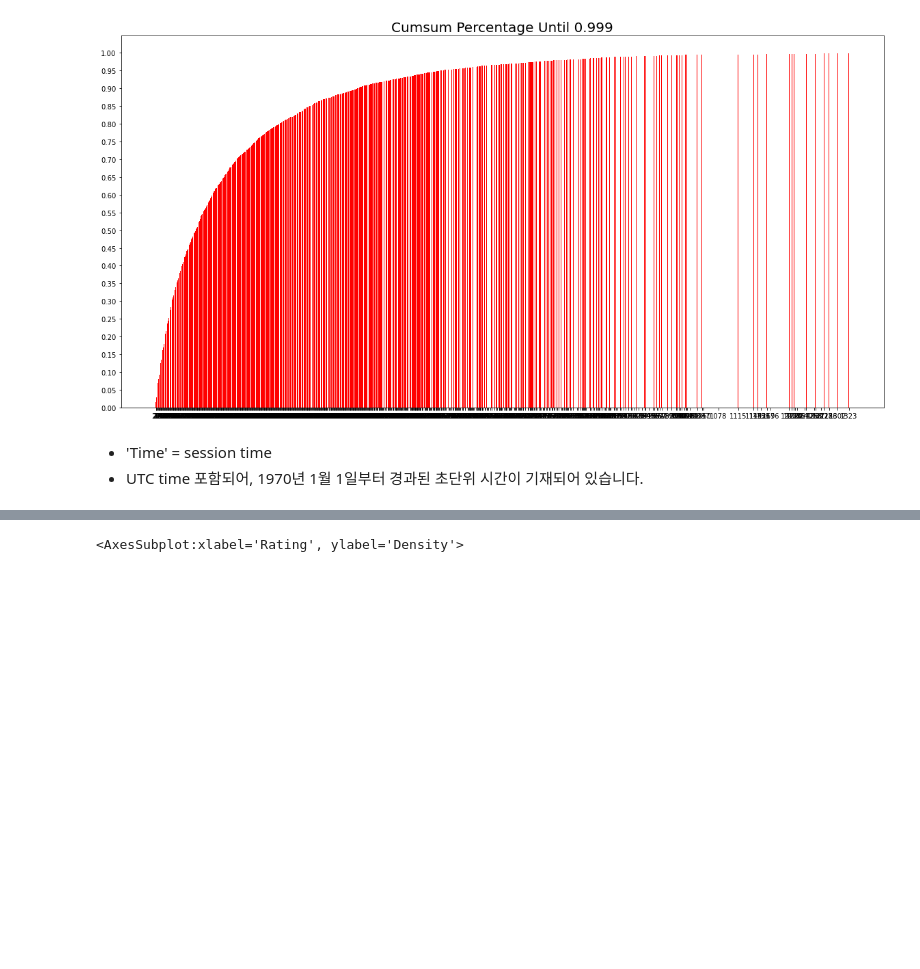
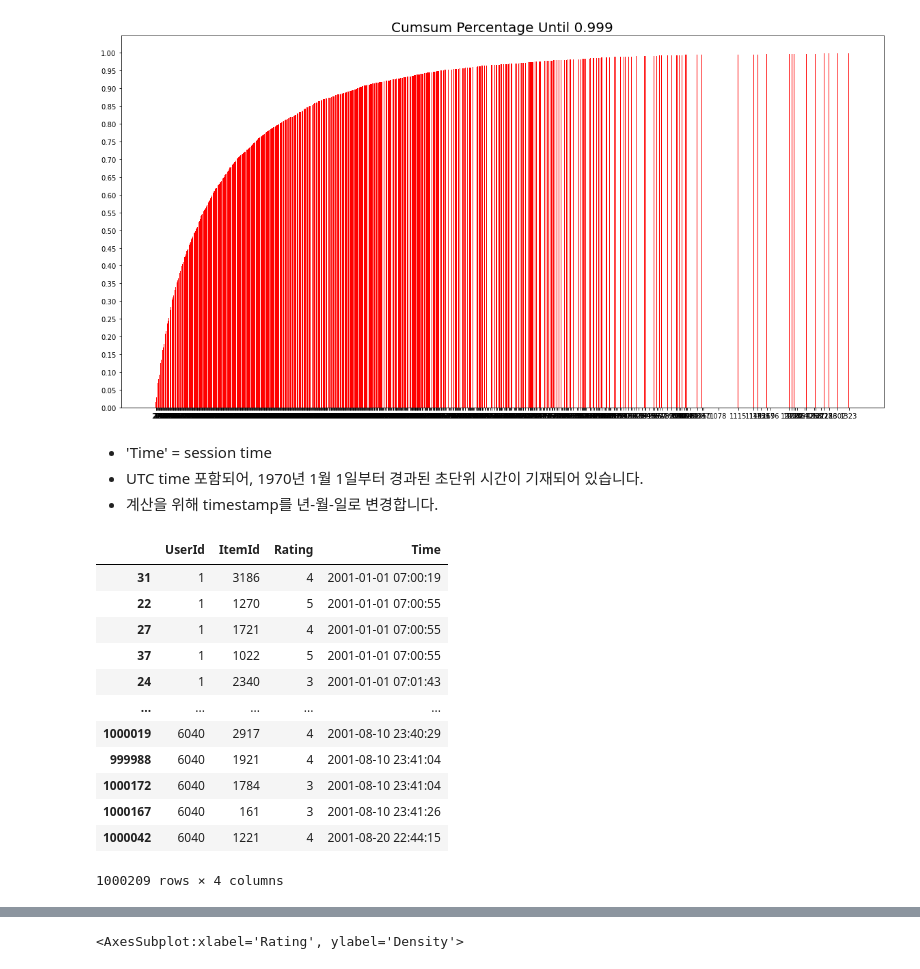
Before and after one commit to miinkang/AI_Project_AIFFEL, a Jupyter notebook: [E-17]Movielens_SBR.ipynb, the cells around one changed output, grey strips where cells are left out. Cells and saved outputs as stored; diff of their text form; code cells hidden in the pictures; blank space fills up the shorter version.

```diff
--- a/[E-17]Movielens_SBR.ipynb
+++ b/[E-17]Movielens_SBR.ipynb
@@ -157,6 +157,31 @@ plt.show()
 # %% [markdown]
 - 'Time' = session time
 - UTC time 포함되어, 1970년 1월 1일부터 경과된 초단위 시간이 기재되어 있습니다.
+- 계산을 위해 timestamp를 년-월-일로 변경합니다.
+# %%
+from datetime import datetime
+
+change_date = []
+for time in data['Time']:
+    temp = dt.datetime.fromtimestamp(time)
+    change_date.append(temp)
+
+data['Time'] = change_date
+data
+# %% [output]
+|  | UserId | ItemId | Rating | Time |
+| 31 | 1 | 3186 | 4 | 2001-01-01 07:00:19 |
+| 22 | 1 | 1270 | 5 | 2001-01-01 07:00:55 |
+| 27 | 1 | 1721 | 4 | 2001-01-01 07:00:55 |
+| 37 | 1 | 1022 | 5 | 2001-01-01 07:00:55 |
+| 24 | 1 | 2340 | 3 | 2001-01-01 07:01:43 |
+| ... | ... | ... | ... | ... |
+| 1000019 | 6040 | 2917 | 4 | 2001-08-10 23:40:29 |
+| 999988 | 6040 | 1921 | 4 | 2001-08-10 23:41:04 |
+| 1000172 | 6040 | 1784 | 3 | 2001-08-10 23:41:04 |
+| 1000167 | 6040 | 161 | 3 | 2001-08-10 23:41:26 |
+| 1000042 | 6040 | 1221 | 4 | 2001-08-20 22:44:15 |
+1000209 rows × 4 columns
 # %%
 oldest, latest = data['Time'].min(), data['Time'].max()
 oldest, latest
```
Also changed, not shown: parts of 49 cells of this notebook.
